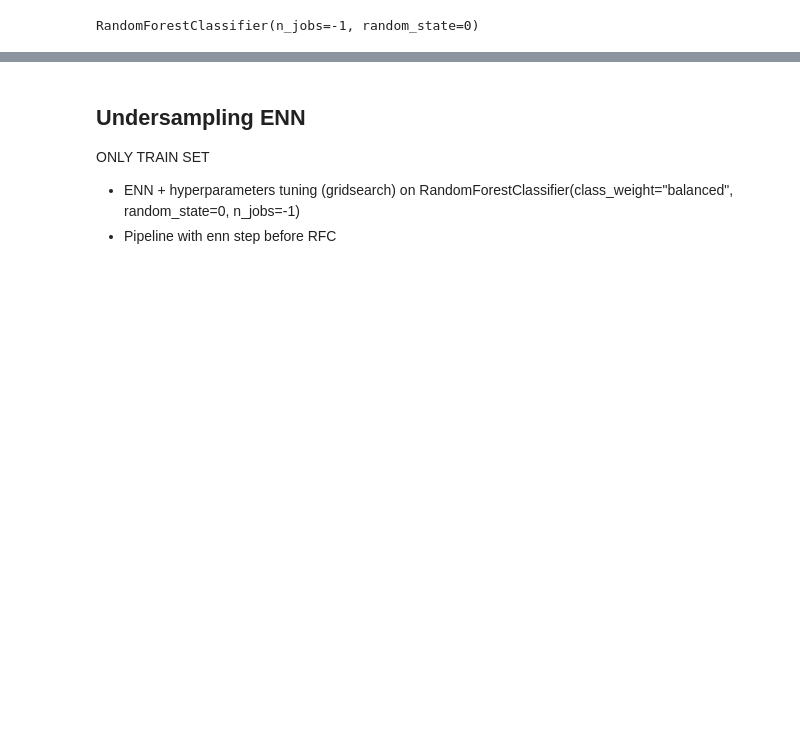
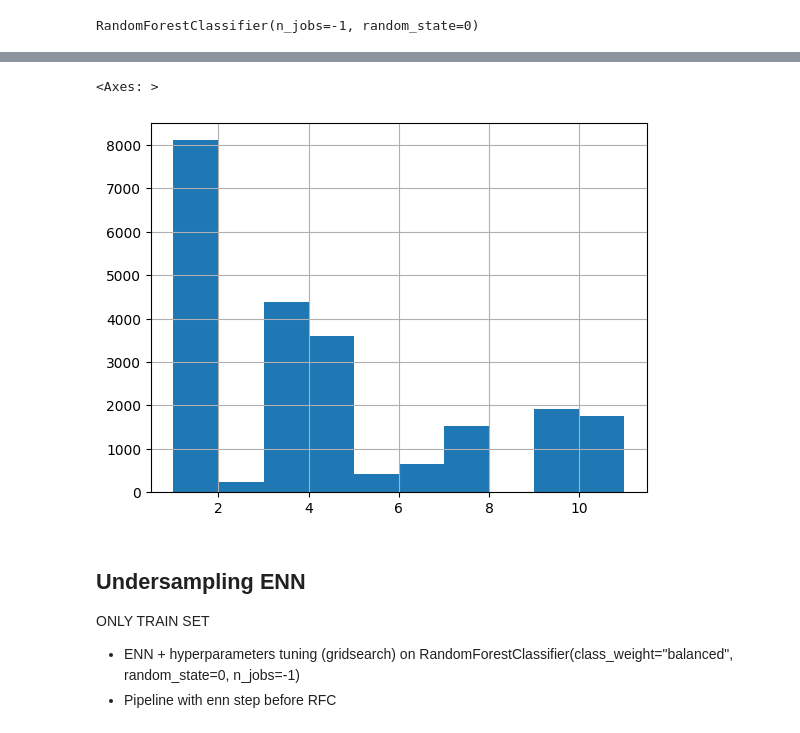
Before and after one commit to HITOfficial/data-mining, a Jupyter notebook: imbalanced-learning/checkpoint.ipynb, the cells around one changed output, grey strips where cells are left out. Drawn from its saved outputs; the diff is of its cells as text; code cells hidden in the pictures; blank space fills up the shorter version.

```diff
--- a/imbalanced-learning/checkpoint.ipynb
+++ b/imbalanced-learning/checkpoint.ipynb
@@ -474,3 +508,8 @@ avg precision: 99.85%
+# %%
+y_test[y_test != 10].hist()
+# %% [output]
+<Axes: >
+[figure, added]
 # %% [markdown]
 ## Undersampling ENN ##
 ONLY TRAIN SET
```
Also changed, not shown: parts of 26 cells of this notebook.
